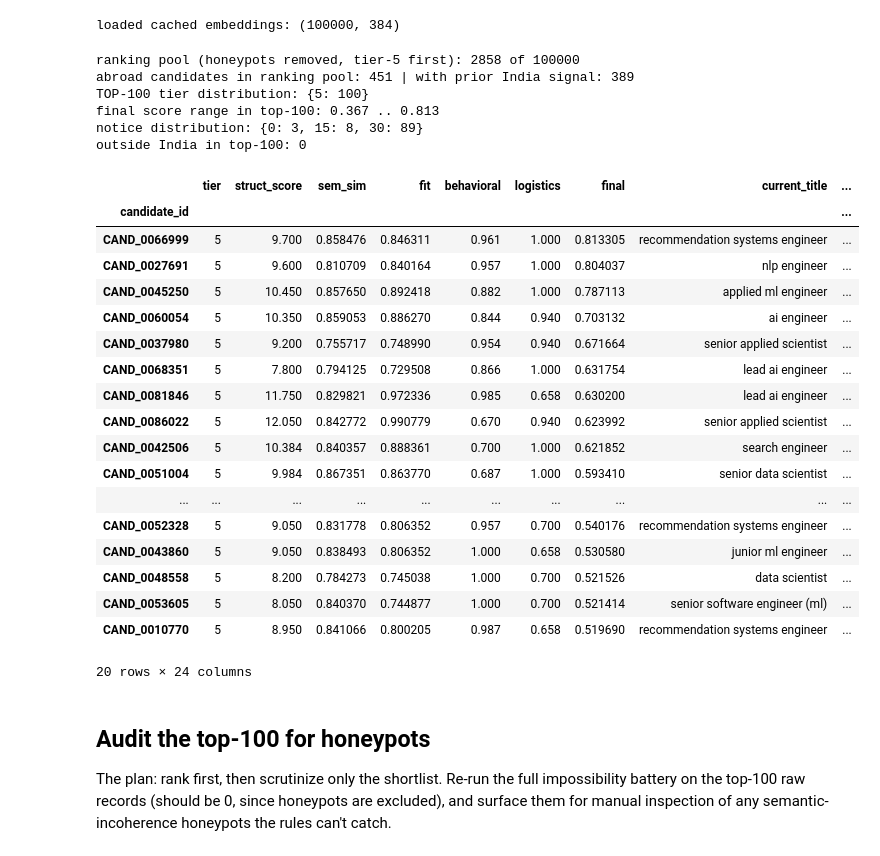
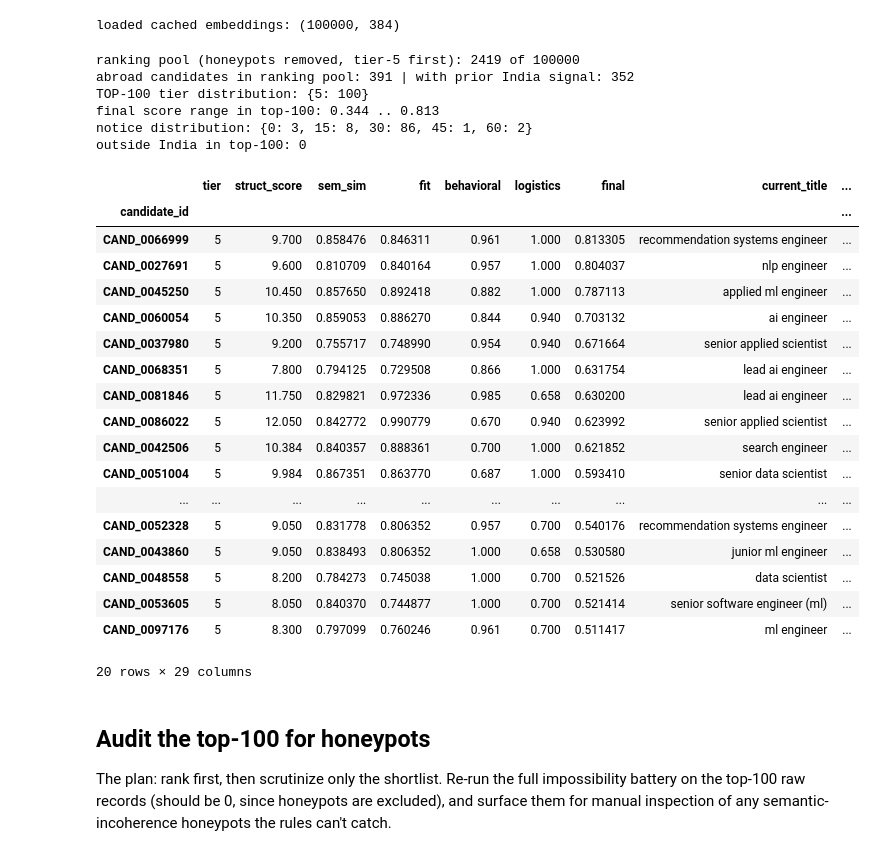
Before and after one commit to vinamravinay12/indiarun_datachallenge, a Jupyter notebook: ranker.ipynb, the cells around one changed output. Saved outputs shown, nothing was run; the diff lists cells and outputs as text; code cells hidden in the pictures.

```diff
--- a/ranker.ipynb
+++ b/ranker.ipynb
@@ -97,10 +97,10 @@ R_all = feat[~feat.honeypot].join(sem_df)        # genuine pool only (known hone
 R_all['struct_norm'] = (R_all['struct_score'] / R_all['struct_score'].max()).clip(0,1)
 lo,hi = R_all['sem_sim'].quantile(0.01), R_all['sem_sim'].quantile(0.99)
 R_all['sem_norm'] = ((R_all['sem_sim'] - lo)/(hi-lo)).clip(0,1)
-R = R_all[R_all.tier == 5].copy()
+R = R_all[(R_all.tier == 5) & (R_all.yoe >= 4)].copy()
 if len(R) < 100:
-    print('WARNING: fewer than 100 tier-5 candidates; falling back to all non-honeypots')
-    R = R_all.copy()
+    print('WARNING: fewer than 100 tier-5 candidates with yoe>=4; falling back to all non-honeypots with yoe>=4')
+    R = R_all[R_all.yoe >= 4].copy()
 print('ranking pool (honeypots removed, tier-5 first):', len(R), 'of', len(feat))
 print('abroad candidates in ranking pool:', int((~R['india']).sum()), '| with prior India signal:', int(((~R['india']) & R.get('prior_india_work_signal', False)).sum()))
 
@@ -139,40 +139,40 @@ R['final'] = R['fit'] * R['behavioral'] * R['logistics'] # logistics can materia
 
 top = R.sort_values(['final','candidate_id'], ascending=[False,True]).head(100)
 print('TOP-100 tier distribution:', top['tier'].value_counts().sort_index().to_dict())
 print('final score range in top-100:', round(top['final'].min(),3),'..',round(top['final'].max(),3))
 print('notice distribution:', top['notice_days'].value_counts().sort_index().to_dict())
 print('outside India in top-100:', int((~top['india']).sum()))
 if (~top['india']).any():
     print('abroad top-100 prior India signal:', int(((~top['india']) & top.get('prior_india_work_signal', False)).sum()))
-debug_cols=['tier','struct_score','sem_sim','fit','behavioral','logistics','final','current_title','current_industry','yoe','country','location','prior_india_work_signal','willing_relocate','notice_days','retrieval_evidence','vector_infra_evidence','prod_evidence','eval_evidence','python_evidence','nice_to_have_hits','completeness','assess_avg','assess_max']
+debug_cols=['tier','struct_score','sem_sim','fit','behavioral','logistics','final','current_title','current_industry','yoe','profile_yoe','career_yoe','span_yoe','yoe_gap_span','profile_yoe_gt_span','country','location','prior_india_work_signal','willing_relocate','notice_days','retrieval_evidence','vector_infra_evidence','prod_evidence','eval_evidence','python_evidence','nice_to_have_hits','completeness','assess_avg','assess_max']
 debug_cols=[c for c in debug_cols if c in top.columns]
 top[debug_cols].head(20)
 # %% [output]
-ranking pool (honeypots removed, tier-5 first): 2858 of 100000
-abroad candidates in ranking pool: 451 | with prior India signal: 389
+ranking pool (honeypots removed, tier-5 first): 2419 of 100000
+abroad candidates in ranking pool: 391 | with prior India signal: 352
 TOP-100 tier distribution: {5: 100}
-final score range in top-100: 0.367 .. 0.813
-notice distribution: {0: 3, 15: 8, 30: 89}
+final score range in top-100: 0.344 .. 0.813
+notice distribution: {0: 3, 15: 8, 30: 86, 45: 1, 60: 2}
 outside India in top-100: 0
 |  | tier | struct_score | sem_sim | fit | behavioral | logistics | final | current_title | ... |
 | candidate_id |  |  |  |  |  |  |  |  | ... |
 | CAND_0066999 | 5 | 9.700 | 0.858476 | 0.846311 | 0.961 | 1.000 | 0.813305 | recommendation systems engineer | ... |
 | CAND_0027691 | 5 | 9.600 | 0.810709 | 0.840164 | 0.957 | 1.000 | 0.804037 | nlp engineer | ... |
 | CAND_0045250 | 5 | 10.450 | 0.857650 | 0.892418 | 0.882 | 1.000 | 0.787113 | applied ml engineer | ... |
 | CAND_0060054 | 5 | 10.350 | 0.859053 | 0.886270 | 0.844 | 0.940 | 0.703132 | ai engineer | ... |
 | CAND_0037980 | 5 | 9.200 | 0.755717 | 0.748990 | 0.954 | 0.940 | 0.671664 | senior applied scientist | ... |
 | CAND_0068351 | 5 | 7.800 | 0.794125 | 0.729508 | 0.866 | 1.000 | 0.631754 | lead ai engineer | ... |
 | CAND_0081846 | 5 | 11.750 | 0.829821 | 0.972336 | 0.985 | 0.658 | 0.630200 | lead ai engineer | ... |
 | CAND_0086022 | 5 | 12.050 | 0.842772 | 0.990779 | 0.670 | 0.940 | 0.623992 | senior applied scientist | ... |
 | CAND_0042506 | 5 | 10.384 | 0.840357 | 0.888361 | 0.700 | 1.000 | 0.621852 | search engineer | ... |
 | CAND_0051004 | 5 | 9.984 | 0.867351 | 0.863770 | 0.687 | 1.000 | 0.593410 | senior data scientist | ... |
 | ... | ... | ... | ... | ... | ... | ... | ... | ... | ... |
 | CAND_0052328 | 5 | 9.050 | 0.831778 | 0.806352 | 0.957 | 0.700 | 0.540176 | recommendation systems engineer | ... |
 | CAND_0043860 | 5 | 9.050 | 0.838493 | 0.806352 | 1.000 | 0.658 | 0.530580 | junior ml engineer | ... |
 | CAND_0048558 | 5 | 8.200 | 0.784273 | 0.745038 | 1.000 | 0.700 | 0.521526 | data scientist | ... |
 | CAND_0053605 | 5 | 8.050 | 0.840370 | 0.744877 | 1.000 | 0.700 | 0.521414 | senior software engineer (ml) | ... |
-| CAND_0010770 | 5 | 8.950 | 0.841066 | 0.800205 | 0.987 | 0.658 | 0.519690 | recommendation systems engineer | ... |
+| CAND_0097176 | 5 | 8.300 | 0.797099 | 0.760246 | 0.961 | 0.700 | 0.511417 | ml engineer | ... |
-20 rows × 24 columns
+20 rows × 29 columns
 # %% [markdown]
 ## Audit the top-100 for honeypots
 
```
Also changed, not shown: parts of 3 cells of this notebook, 1 other file.
